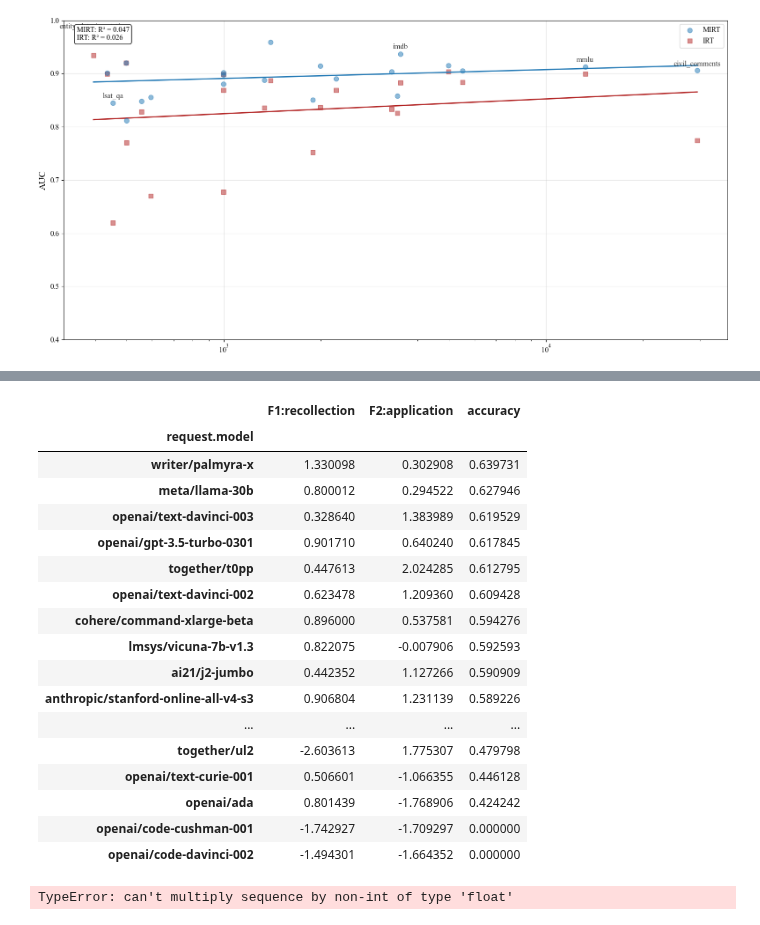
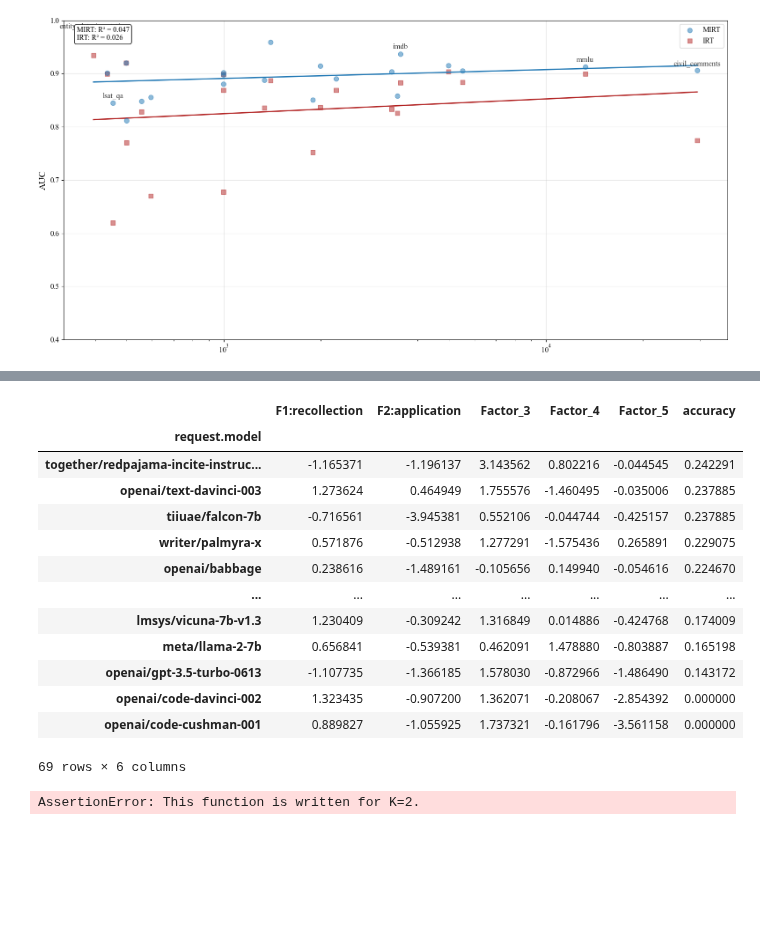
Before and after one commit to ronanhansel/reeval-multi, a Jupyter notebook: mirt-official/calibration.ipynb, the cells around one changed output, grey strips where cells are left out. Cells and saved outputs as stored; diff of their text form; code cells hidden in the pictures; blank space fills up the shorter version.

Commit message:
feat: calibration with math-gsm

```diff
--- a/mirt-official/calibration.ipynb
+++ b/mirt-official/calibration.ipynb
@@ -564,7 +564,17 @@ plt.show()
 # %%
 from load_params import load_and_rotate
 import pandas as pd
-theta, a, b = load_and_rotate('../result/mirt-fitting/mirt_model_k2_legal_support.pt', rotation='oblimin')
+import sys
+sys.path.append('..')
+import style
+# Concatenate math and gsm outputs for theta, a, b
+theta_math, a_math, b_math = load_and_rotate('../result/mirt-fitting/mirt_model_k2_math.pt', rotation=None)
+theta_gsm, a_gsm, b_gsm = load_and_rotate('../result/mirt-fitting/mirt_model_k2_gsm.pt', rotation=None)
+
+theta = np.concatenate([theta_math, theta_gsm], axis=0)
+a = np.concatenate([a_math, a_gsm], axis=0)
+b = np.concatenate([b_math, b_gsm], axis=0)
+
 resmat = pd.read_pickle('../data/resmat.pkl')
 # %% [output]
 --- Loading from Cache ---
@@ -574,9 +589,11 @@ Loaded cached b shape: (594,)
 # %%
-legal_support_mask = resmat.loc[:, resmat.columns.get_level_values("scenario") == "legal_support"]
+conv = ['math', 'gsm']
 
-legal_support_questions = legal_support_mask.columns.get_level_values('input.text').tolist()
+conv_mask = resmat.loc[:, resmat.columns.get_level_values("scenario").isin(conv)]
+
+conv_questions = conv_mask.columns.get_level_values('input.text').tolist()
 
 
 theta_df = pd.DataFrame(theta, columns=[f'Factor_{i+1}' for i in range(theta.shape[1])], index=resmat.index)
 a_df = pd.DataFrame(a, columns=[f'Factor_{i+1}' for i in range(a.shape[1])])
-a_df['question'] = legal_support_questions
+a_df['question'] = conv_questions
@@ -602,31 +619,27 @@ a_df.sort_values('Factor_2', ascending=False).copy().to_csv('legal_support_item_
 # %%
-models_answered = legal_support_mask.dropna(how='all').index.tolist()
-accuracy = (legal_support_mask.sum(axis=1) / legal_support_mask.notnull().sum(axis=1)).loc[models_answered]
+models_answered = conv_mask.dropna(how='all').index.tolist()
+accuracy = (conv_mask.sum(axis=1) / conv_mask.notnull().sum(axis=1)).loc[models_answered]
 theta_df = theta_df.loc[models_answered]
 theta_df['accuracy'] = accuracy
 theta_df.rename(columns={'Factor_1': 'F1:recollection', 'Factor_2': 'F2:application'}, inplace=True)
 # %%
-with pd.option_context('display.max_rows', 100):
+with pd.option_context('display.max_rows', 10):
 	display(theta_df.loc[models_answered].sort_values('accuracy', ascending=False).head(100))
 # %% [output]
-|  | F1:recollection | F2:application | accuracy |
-| request.model |  |  |  |
-| writer/palmyra-x | 1.330098 | 0.302908 | 0.639731 |
-| meta/llama-30b | 0.800012 | 0.294522 | 0.627946 |
-| openai/text-davinci-003 | 0.328640 | 1.383989 | 0.619529 |
-| openai/gpt-3.5-turbo-0301 | 0.901710 | 0.640240 | 0.617845 |
-| together/t0pp | 0.447613 | 2.024285 | 0.612795 |
-| openai/text-davinci-002 | 0.623478 | 1.209360 | 0.609428 |
-| cohere/command-xlarge-beta | 0.896000 | 0.537581 | 0.594276 |
-| lmsys/vicuna-7b-v1.3 | 0.822075 | -0.007906 | 0.592593 |
-| ai21/j2-jumbo | 0.442352 | 1.127266 | 0.590909 |
-| anthropic/stanford-online-all-v4-s3 | 0.906804 | 1.231139 | 0.589226 |
-| ... | ... | ... | ... |
-| together/ul2 | -2.603613 | 1.775307 | 0.479798 |
-| openai/text-curie-001 | 0.506601 | -1.066355 | 0.446128 |
-| openai/ada | 0.801439 | -1.768906 | 0.424242 |
-| openai/code-cushman-001 | -1.742927 | -1.709297 | 0.000000 |
-| openai/code-davinci-002 | -1.494301 | -1.664352 | 0.000000 |
+|  | F1:recollection | F2:application | Factor_3 | Factor_4 | Factor_5 | accuracy |
+| request.model |  |  |  |  |  |  |
+| together/redpajama-incite-instruc... | -1.165371 | -1.196137 | 3.143562 | 0.802216 | -0.044545 | 0.242291 |
+| openai/text-davinci-003 | 1.273624 | 0.464949 | 1.755576 | -1.460495 | -0.035006 | 0.237885 |
+| tiiuae/falcon-7b | -0.716561 | -3.945381 | 0.552106 | -0.044744 | -0.425157 | 0.237885 |
+| writer/palmyra-x | 0.571876 | -0.512938 | 1.277291 | -1.575436 | 0.265891 | 0.229075 |
+| openai/babbage | 0.238616 | -1.489161 | -0.105656 | 0.149940 | -0.054616 | 0.224670 |
+| ... | ... | ... | ... | ... | ... | ... |
+| lmsys/vicuna-7b-v1.3 | 1.230409 | -0.309242 | 1.316849 | 0.014886 | -0.424768 | 0.174009 |
+| meta/llama-2-7b | 0.656841 | -0.539381 | 0.462091 | 1.478880 | -0.803887 | 0.165198 |
+| openai/gpt-3.5-turbo-0613 | -1.107735 | -1.366185 | 1.578030 | -0.872966 | -1.486490 | 0.143172 |
+| openai/code-davinci-002 | 1.323435 | -0.907200 | 1.362071 | -0.208067 | -2.854392 | 0.000000 |
+| openai/code-cushman-001 | 0.889827 | -1.055925 | 1.737321 | -0.161796 | -3.561158 | 0.000000 |
+69 rows × 6 columns
 # %%
 import numpy as np
 from numpy.polynomial.hermite import hermgauss
@@ -689,11 +724,17 @@ def compute_eap(Y, A, b, n_points=21):
 # %%
 # Example shapes
-Y = resmat.values
-A = a_df.values
-b = b
+Y = conv_mask.dropna(how='all').values
+A = a_df.select_dtypes(include=[np.number]).values
 
-eap = compute_eap(Y, A, b, n_points=21)
-print(eap.shape)   # (60, 2)
-print(eap[:5])     # first 5 persons’ EAP scores
+eap, map_, sd = compute_eap_map_sd(Y, A, b, n_points=21)
+
+print("EAP scores shape:", eap.shape)  # (60, 2)
+print("MAP scores shape:", map_.shape) # (60, 2)
+print("SD shape:", sd.shape)     # (60, 2)
+
+
+print("First 3 persons EAP:\n", eap[:3])
+print("First 3 persons MAP:\n", map_[:3])
+print("First 3 person posterior SD:", sd[:3])
 # %% [output]
-TypeError: can't multiply sequence by non-int of type 'float'
+AssertionError: This function is written for K=2.
```
Also changed, not shown: parts of 9 cells of this notebook, 3 other files.
